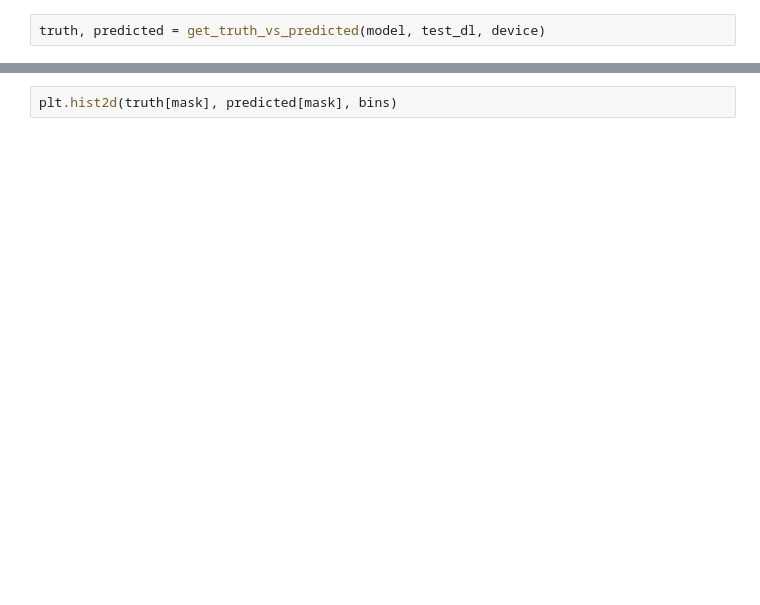
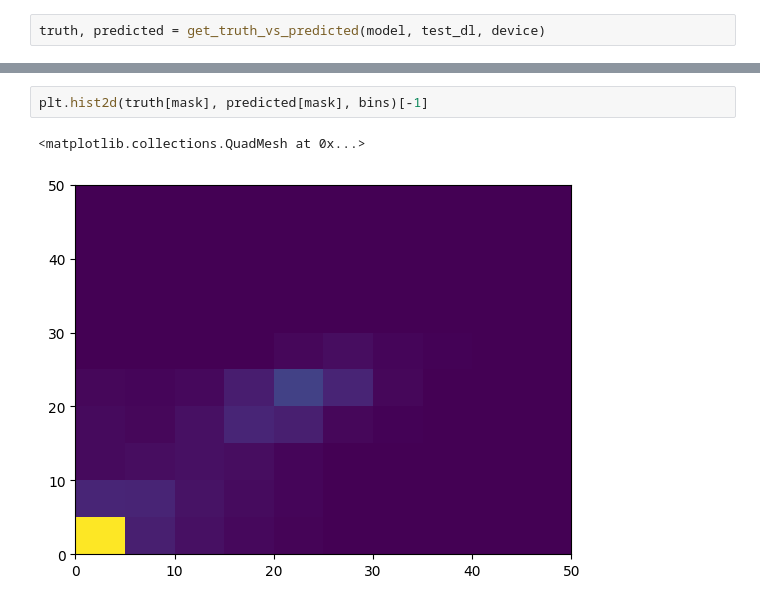
Before and after one commit to ematala/tree-heights-germany, a Jupyter notebook: unet.ipynb, the cells around one changed output, grey strips where cells are left out. Drawn from its saved outputs; the diff is of its cells as text; blank space fills up the shorter version.

```diff
--- a/unet.ipynb
+++ b/unet.ipynb
@@ -105,2 +117,5 @@ plt.scatter(truth[mask], predicted[mask], alpha=0.2)
 # %%
-plt.hist2d(truth[mask], predicted[mask], bins)
+plt.hist2d(truth[mask], predicted[mask], bins)[-1]
+# %% [output]
+<matplotlib.collections.QuadMesh at 0x...>
+[figure, added]
```
Also changed, not shown: parts of 6 cells of this notebook, 1 other file.
